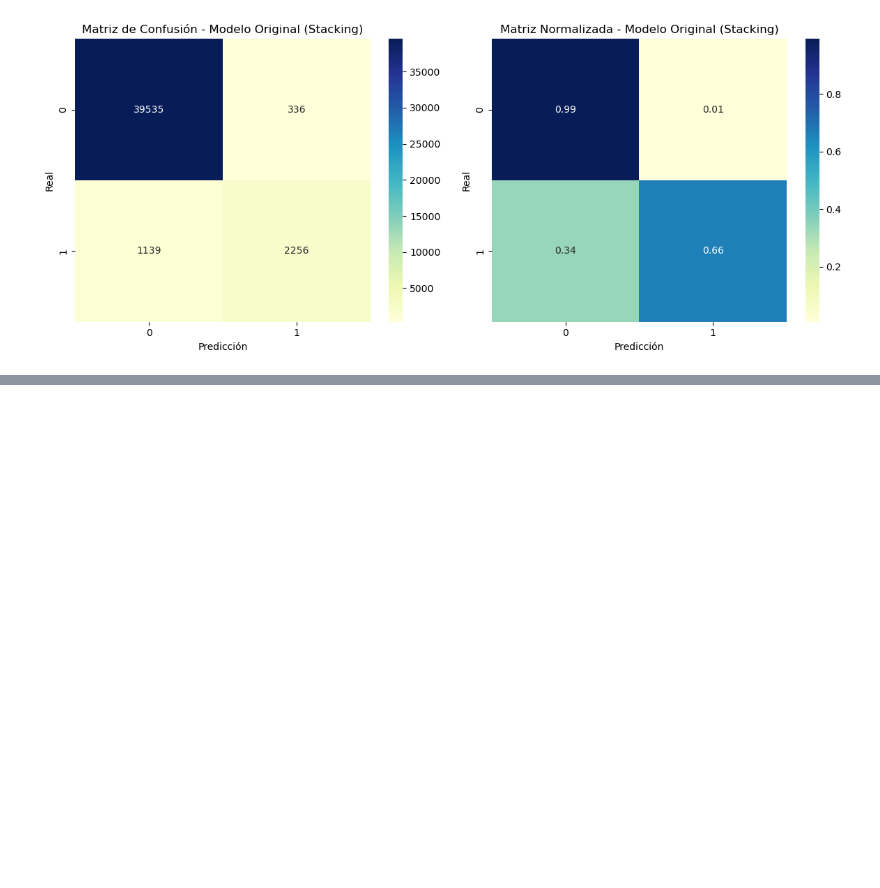
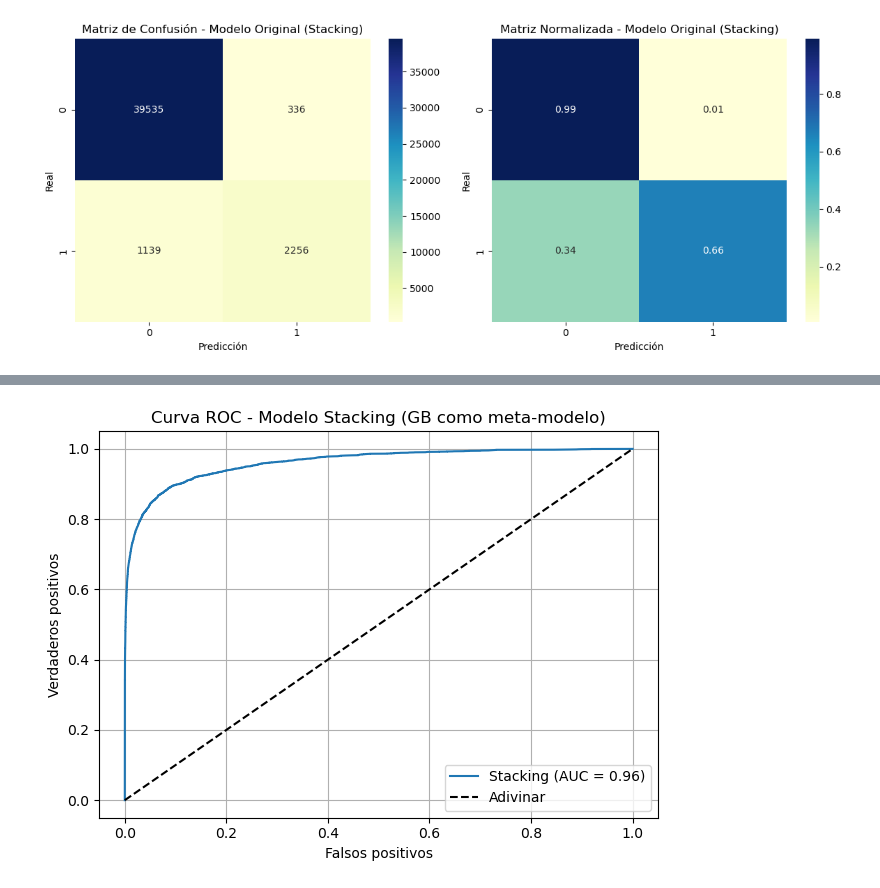
Before and after one commit to Darhudda/Machine_learning, a Jupyter notebook: _sources/Modelo_original.ipynb, the cells around one changed output, grey strips where cells are left out. Cells and saved outputs as stored; diff of their text form; code cells hidden in the pictures; blank space fills up the shorter version.

```diff
--- a/_sources/Modelo_original.ipynb
+++ b/_sources/Modelo_original.ipynb
@@ -1087,0 +1469,98 @@ plt.show()
+# %%
+# === 1. Imports necesarios ===
+import pandas as pd
+import time
+import numpy as np
+import matplotlib.pyplot as plt
+from sklearn.ensemble import StackingClassifier, RandomForestClassifier, GradientBoostingClassifier
+from xgboost import XGBClassifier
+from sklearn.model_selection import StratifiedKFold, train_test_split
+from sklearn.metrics import classification_report, roc_auc_score, roc_curve, f1_score
+from imblearn.combine import SMOTETomek
+from collections import Counter
+
+# === 2. Cargar datos ===
+fraude_train = pd.read_csv("fraude_train.csv")
+X = fraude_train.drop(columns=["isfraud"])
+y = fraude_train["isfraud"]
+
+# === 3. División y balanceo solo en entrenamiento ===
+X_train, X_test, y_train, y_test = train_test_split(
+    X, y, stratify=y, test_size=0.3, random_state=42
+)
+smote_tomek = SMOTETomek(random_state=42)
+X_train_bal, y_train_bal = smote_tomek.fit_resample(X_train, y_train)
+print("Distribución post-balanceo:", Counter(y_train_bal))
+
+# === 4. Modelos base ===
+base_models = [
+    ('rf', RandomForestClassifier(
+        n_estimators=200, max_depth=None, min_samples_split=2,
+        min_samples_leaf=1, max_features='sqrt',
+        random_state=42, n_jobs=-1
+    )),
+    ('xgb', XGBClassifier(
+        n_estimators=300, max_depth=7, learning_rate=0.2,
+        subsample=0.8, colsample_bytree=0.8,
+        eval_metric='logloss',
+        n_jobs=-1, random_state=42
+    ))
+]
+
+# === 5. Meta-modelo: Gradient Boosting ===
+meta_model = GradientBoostingClassifier(
+    n_estimators=100,
+    learning_rate=0.1,
+    max_depth=3,
+    random_state=42
+)
+
+# === 6. Modelo Stacking ===
+stacking_model = StackingClassifier(
+    estimators=base_models,
+    final_estimator=meta_model,
+    passthrough=True,
+    cv=StratifiedKFold(n_splits=5, shuffle=True, random_state=42),
+    n_jobs=-1
+)
+
+# === 7. Entrenamiento ===
+start_time = time.time()
+stacking_model.fit(X_train_bal, y_train_bal)
+end_time = time.time()
+print(f"\nTiempo total de entrenamiento (Stacking con GB): {end_time - start_time:.2f} segundos")
+
+# === 8. Predicciones ===
+y_proba_stack = stacking_model.predict_proba(X_test)[:, 1]
+
+# === 9. Threshold óptimo ===
+thresholds = np.linspace(0.1, 0.9, 81)
+best_f1 = 0
+best_threshold = 0.5
+for th in thresholds:
+    y_pred_th = (y_proba_stack >= th).astype(int)
+    f1 = f1_score(y_test, y_pred_th)
+    if f1 > best_f1:
+        best_f1 = f1
+        best_threshold = th
+print(f"\nMejor threshold: {best_threshold:.2f} con F1-score: {best_f1:.4f}")
+
+# === 10. Reporte ===
+y_pred_final = (y_proba_stack >= best_threshold).astype(int)
+print("\n=== Classification Report con threshold ajustado ===")
+print(classification_report(y_test, y_pred_final))
+print(f"AUC con threshold ajustado: {roc_auc_score(y_test, y_proba_stack):.4f}")
+
+# === 11. Curva ROC ===
+fpr, tpr, _ = roc_curve(y_test, y_proba_stack)
+plt.figure()
+plt.plot(fpr, tpr, label=f'Stacking (AUC = {roc_auc_score(y_test, y_proba_stack):.2f})')
+plt.plot([0, 1], [0, 1], 'k--', label='Adivinar')
+plt.xlabel('Falsos positivos')
+plt.ylabel('Verdaderos positivos')
+plt.title('Curva ROC - Modelo Stacking (GB como meta-modelo)')
+plt.legend()
+plt.grid(True)
+plt.tight_layout()
+plt.show()
+# %% [output]
@@ -1087,0 +1584 @@ plt.show()
+[figure, added]
```
Also changed, not shown: parts of 11 cells of this notebook, 9 other files.
